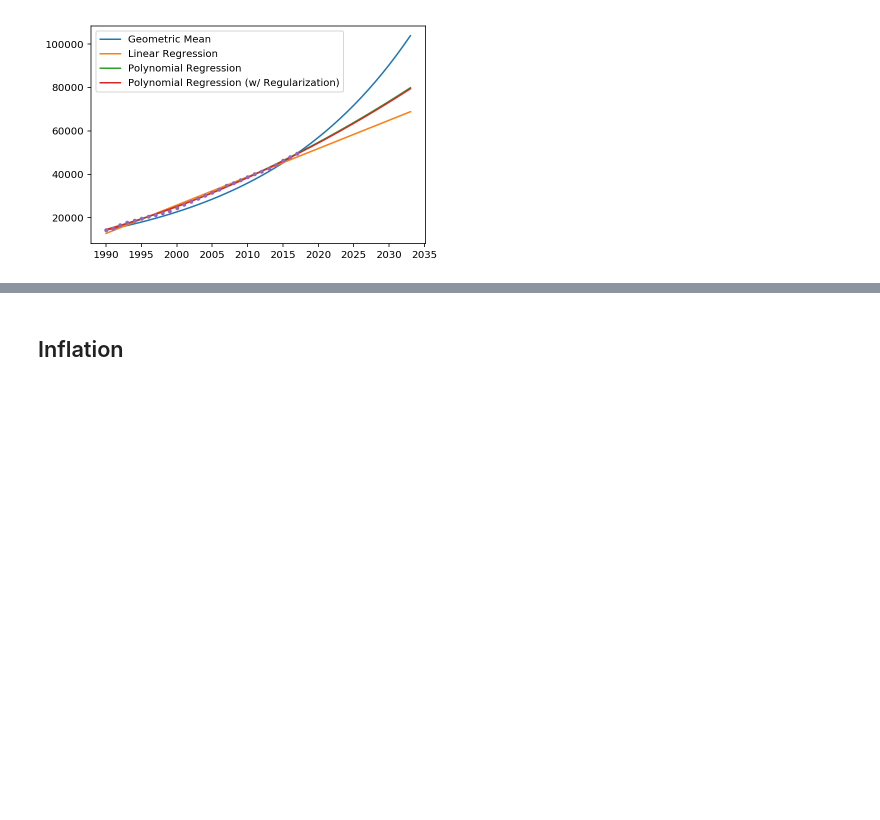
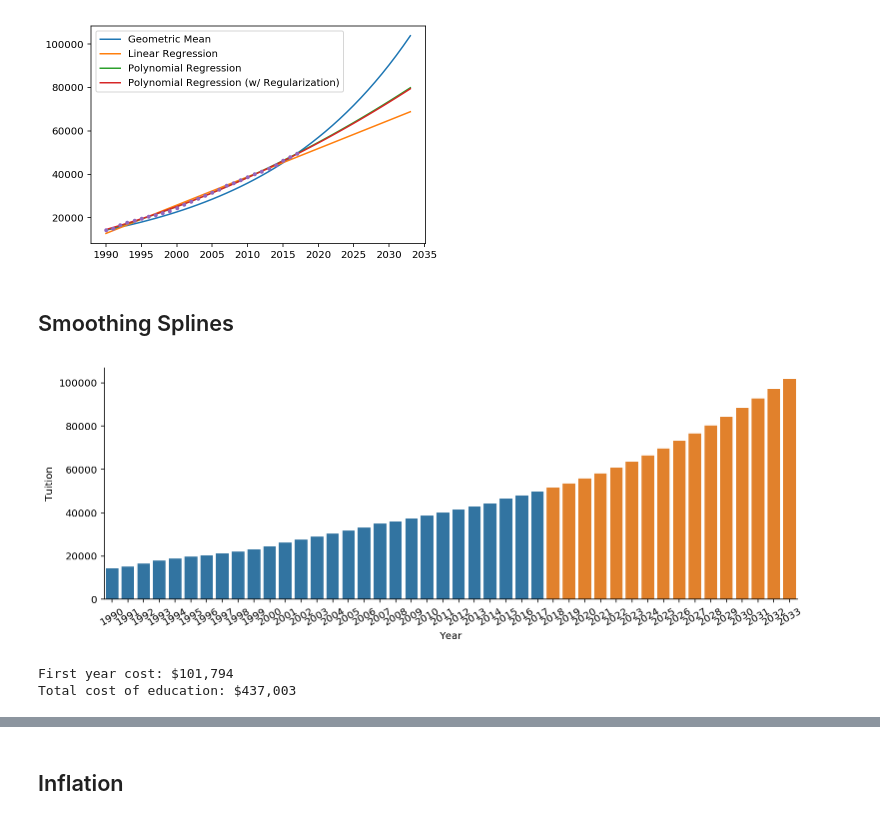
Before and after one commit to croach/blog, a Jupyter notebook: content/data_science_for_dads/Data Science for Dads (and Moms).ipynb, the cells around one changed output, grey strips where cells are left out. Cells and saved outputs as stored; diff of their text form; code cells hidden in the pictures; blank space fills up the shorter version.

Commit message:
Added another analysis using smoothing splines and cubic splines

```diff
--- a/content/data_science_for_dads/Data Science for Dads (and Moms).ipynb
+++ b/content/data_science_for_dads/Data Science for Dads (and Moms).ipynb
@@ -638,3 +638,5 @@ Total cost of education (Linear Model)     : $283,008
 Total cost of education (Polynomial Model) : $332,256
 Total cost of education (Ridge Model)      : $330,318
 [figure]
+# %% [markdown]
+## Smoothing Splines
@@ -640,0 +645,20 @@ Total cost of education (Ridge Model)      : $330,318
+# %%
+X = historical_amts.index.year
+y = historical_amts['tuition']
+# %%
+sm = UnivariateSpline(X, y, k=2)
+# %%
+predicted_amts = predict(sm,
+                         historical_amts.index[-1].year + 1,
+                         YEAR_ENTERING_COLLEGE)
+plot_predictions(historical_amts, predicted_amts)
+# %% [output]
+[figure, added]
+# %%
+predicted_amt = int(sm(YEAR_ENTERING_COLLEGE))
+print('First year cost: ${:,}'.format(predicted_amt))
+total_cost_of_education_sm = calc_cost_of_college(sm, YEAR_ENTERING_COLLEGE)
+print('Total cost of education: ${:,}'.format(total_cost_of_education_sm))
+# %% [output]
+First year cost: $101,794
+Total cost of education: $437,003
```
Also changed, not shown: parts of 19 cells of this notebook.
